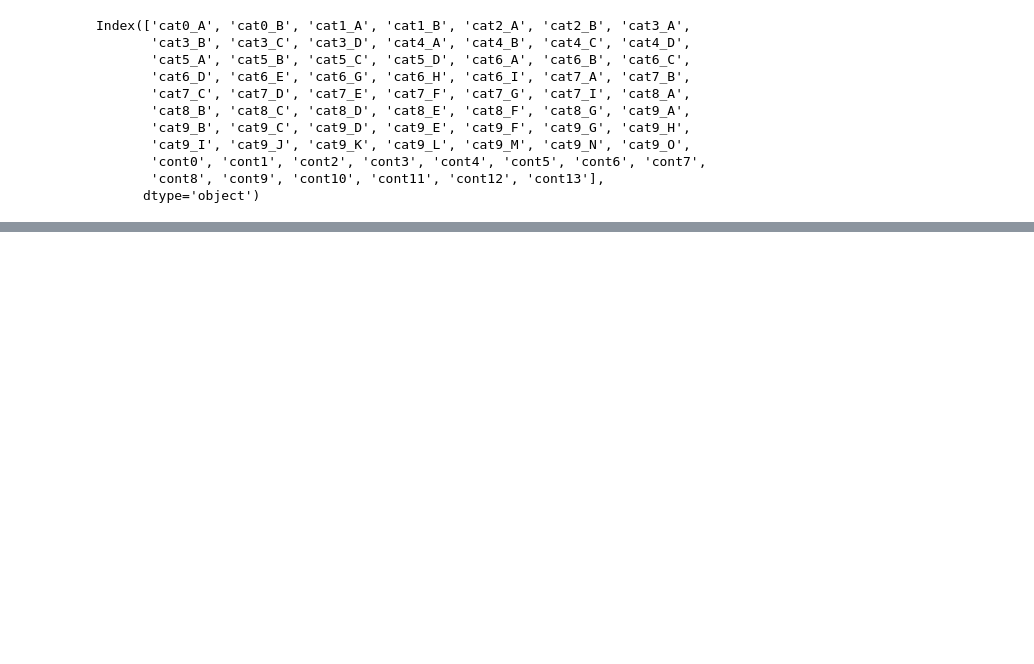
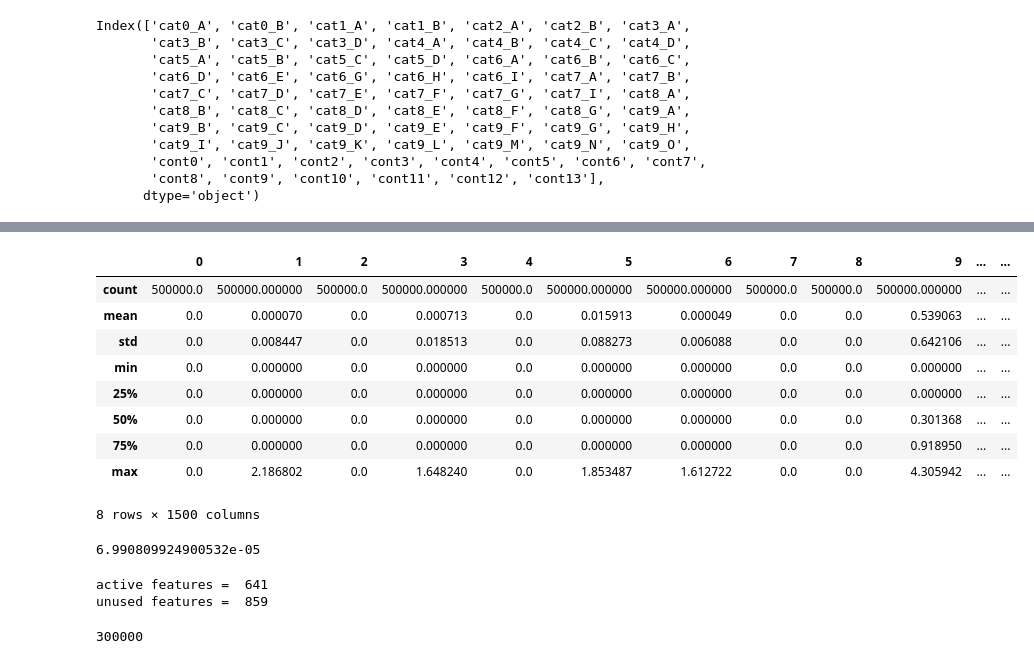
Before and after one commit to ejallain/tps_feb_2021, a Jupyter notebook: notebooks/03-dae-model.ipynb, the cells around one changed output, grey strips where cells are left out. Cells and saved outputs as stored; diff of their text form; code cells hidden in the pictures; blank space fills up the shorter version.

Commit message:
dae encoded X_train and X_test

```diff
--- a/notebooks/03-dae-model.ipynb
+++ b/notebooks/03-dae-model.ipynb
@@ -139 +139,14 @@ features_df
 500000 rows × 1500 columns
+# %%
+features_df.describe()
+# %% [output]
+|  | 0 | 1 | 2 | 3 | 4 | 5 | 6 | 7 | 8 | 9 | ... | ... |
+| count | 500000.0 | 500000.000000 | 500000.0 | 500000.000000 | 500000.0 | 500000.000000 | 500000.000000 | 500000.0 | 500000.0 | 500000.000000 | ... | ... |
+| mean | 0.0 | 0.000070 | 0.0 | 0.000713 | 0.0 | 0.015913 | 0.000049 | 0.0 | 0.0 | 0.539063 | ... | ... |
+| std | 0.0 | 0.008447 | 0.0 | 0.018513 | 0.0 | 0.088273 | 0.006088 | 0.0 | 0.0 | 0.642106 | ... | ... |
+| min | 0.0 | 0.000000 | 0.0 | 0.000000 | 0.0 | 0.000000 | 0.000000 | 0.0 | 0.0 | 0.000000 | ... | ... |
+| 25% | 0.0 | 0.000000 | 0.0 | 0.000000 | 0.0 | 0.000000 | 0.000000 | 0.0 | 0.0 | 0.000000 | ... | ... |
+| 50% | 0.0 | 0.000000 | 0.0 | 0.000000 | 0.0 | 0.000000 | 0.000000 | 0.0 | 0.0 | 0.301368 | ... | ... |
+| 75% | 0.0 | 0.000000 | 0.0 | 0.000000 | 0.0 | 0.000000 | 0.000000 | 0.0 | 0.0 | 0.918950 | ... | ... |
+| max | 0.0 | 2.186802 | 0.0 | 1.648240 | 0.0 | 1.853487 | 1.612722 | 0.0 | 0.0 | 4.305942 | ... | ... |
+8 rows × 1500 columns
@@ -139,0 +155,17 @@ features_df
+# %%
+descrip.loc['mean'][1]
+# %% [output]
+6.990809924900532e-05
+# %%
+unused_features = []
+active_features = []
+for col in features_df.columns:
+    if descrip.loc['mean'][col] == 0.0:
+        unused_features.append(col)
+    else:
+        active_features.append(col)
+print('active features = ', len(active_features))
+print('unused features = ', len(unused_features))
+# %% [output]
+active features =  641
+unused features =  859
@@ -139,0 +174,5 @@ features_df
+# %%
+X_train_features_df = active_features_df[:len(train_raw)]
+len(X_train_features_df)
+# %% [output]
+300000
```
Also changed, not shown: parts of 8 cells of this notebook, 4 other files.
